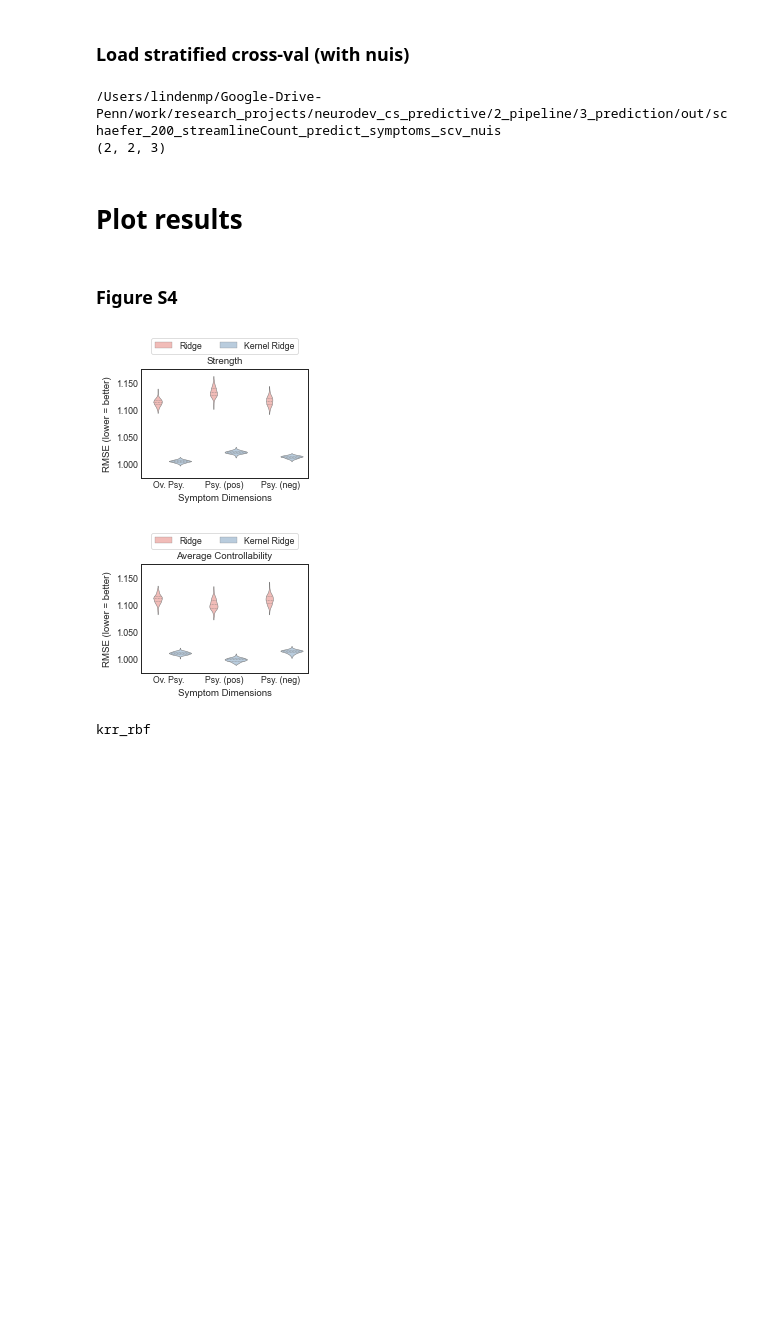
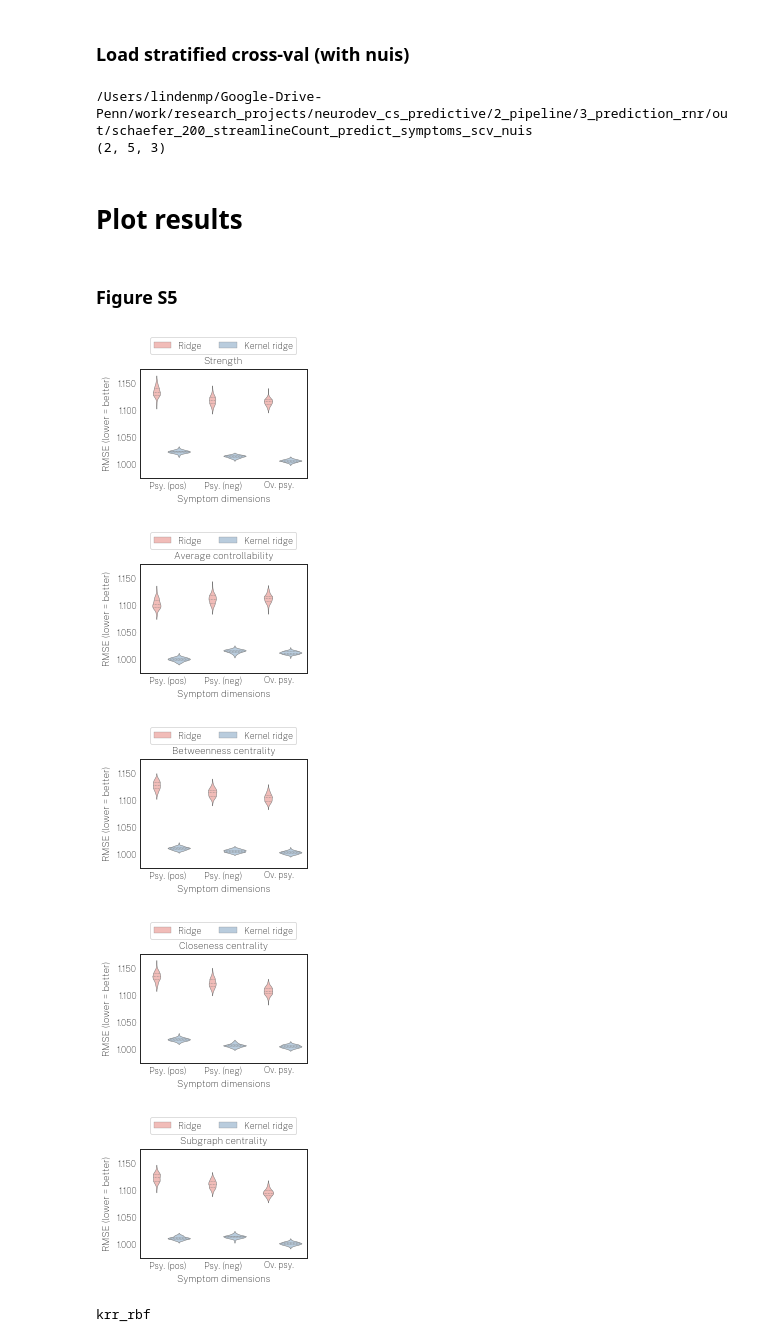
Before and after one commit to lindenmp/neurodev_cs_predictive, a Jupyter notebook: 1_code/7_results_model_performance.ipynb, the cells around one changed output. Drawn from its saved outputs; the diff is of its cells as text; code cells hidden in the pictures; blank space fills up the shorter version.

```diff
--- a/1_code/7_results_model_performance.ipynb
+++ b/1_code/7_results_model_performance.ipynb
@@ -94,18 +113,20 @@ predictiondir
 # %%
-indir = predictiondir + 'predict_symptoms_rcv_nuis'
+indir = predictiondir + 'predict_symptoms_rcv_nuis'+extra_str
 print(indir)
 
 accuracy_mean_nuis = np.zeros((100, len(algs), len(metrics), len(phenos)))
 accuracy_std_nuis = np.zeros((100, len(algs), len(metrics), len(phenos)))
-y_pred_var = np.zeros((100, len(algs), len(metrics), len(phenos)))
 
 for a, alg in enumerate(algs):
     for m, metric in enumerate(metrics):
+#         if metric == 'ac':
+#             indir = predictiondir + 'predict_symptoms_rcv_nuis_ac_i2'
+#         else:
+#             indir = predictiondir + 'predict_symptoms_rcv_nuis'
+
         for p, pheno in enumerate(phenos):
-            accuracy_mean_nuis[:,a,m,p] = np.loadtxt(os.path.join(indir, alg + '_' + score + '_' + metric + '_' + pheno, 'accuracy_mean.txt'))
-            accuracy_std_nuis[:,a,m,p] = np.loadtxt(os.path.join(indir, alg + '_' + score + '_' + metric + '_' + pheno, 'accuracy_std.txt'))
-            y_pred_out_repeats = np.loadtxt(os.path.join(indir, alg + '_' + score + '_' + metric + '_' + pheno, 'y_pred_out_repeats.txt'))
-            y_pred_var[:,a,m,p] = y_pred_out_repeats.var(axis = 0)
+            accuracy_mean_nuis[:,a,m,p] = np.loadtxt(os.path.join(indir, alg + '_' + score + '_' + metric + '_' + pheno, 'accuracy_mean'+extra_str1+'.txt'))
+            accuracy_std_nuis[:,a,m,p] = np.loadtxt(os.path.join(indir, alg + '_' + score + '_' + metric + '_' + pheno, 'accuracy_std'+extra_str1+'.txt'))
 
 if score == 'rmse' or score == 'mae':
     accuracy_mean_nuis = np.abs(accuracy_mean_nuis)
@@ -118,7 +139,7 @@ print(accuracy_mean_nuis.shape)
 # %% [markdown]
 ### Load stratified cross-val (with nuis)
 # %%
-indir = predictiondir + 'predict_symptoms_scv_nuis'
+indir = predictiondir + 'predict_symptoms_scv_nuis'+extra_str
 print(indir)
 
 scv_accuracy_mean_nuis = np.zeros((len(algs), len(metrics), len(phenos)))
@@ -127,8 +148,8 @@ scv_accuracy_std_nuis = np.zeros((len(algs), len(metrics), len(phenos)))
 for a, alg in enumerate(algs):
     for m, metric in enumerate(metrics):
         for p, pheno in enumerate(phenos):
-            scv_accuracy_mean_nuis[a,m,p] = np.loadtxt(os.path.join(indir, alg + '_' + score + '_' + metric + '_' + pheno, 'accuracy_mean_nuis.txt'))
-            scv_accuracy_std_nuis[a,m,p] = np.loadtxt(os.path.join(indir, alg + '_' + score + '_' + metric + '_' + pheno, 'accuracy_std_nuis.txt'))
+            scv_accuracy_mean_nuis[a,m,p] = np.loadtxt(os.path.join(indir, alg + '_' + score + '_' + metric + '_' + pheno, 'accuracy_mean_nuis'+extra_str1+'.txt'))
+            scv_accuracy_std_nuis[a,m,p] = np.loadtxt(os.path.join(indir, alg + '_' + score + '_' + metric + '_' + pheno, 'accuracy_std_nuis'+extra_str1+'.txt'))
 
 if score == 'rmse' or score == 'mae':
     scv_accuracy_mean_nuis = np.abs(scv_accuracy_mean_nuis)
@@ -136,43 +157,44 @@ if score == 'rmse' or score == 'mae':
 
 print(scv_accuracy_mean_nuis.shape)
 # %% [output]
-/Users/lindenmp/Google-Drive-Penn/work/research_projects/neurodev_cs_predictive/2_pipeline/3_prediction/out/schaefer_200_streamlineCount_predict_symptoms_scv_nuis
-(2, 2, 3)
+/Users/lindenmp/Google-Drive-Penn/work/research_projects/neurodev_cs_predictive/2_pipeline/3_prediction_rnr/out/schaefer_200_streamlineCount_predict_symptoms_scv_nuis
+(2, 5, 3)
 # %% [markdown]
 # Plot results
 # %% [markdown]
-### Figure S4
+### Figure S5
 # %%
-for metric in metrics:
-    f, ax = plt.subplots()
-    f.set_figwidth(3)
-    f.set_figheight(2)
+if score == 'rmse':
+    for m, metric in enumerate(metrics):
+        f, ax = plt.subplots()
+        f.set_figwidth(3)
+        f.set_figheight(2)
 
-    df = assemble_df(accuracy_mean_nuis, algs, metrics, phenos)
-    df = df.loc[df.loc[:,'metric'] == metric,:]
-    df.loc[df.loc[:,'alg'] == 'rr','alg'] = 'Ridge'
-    df.loc[df.loc[:,'alg'] == 'krr_rbf','alg'] = 'Kernel Ridge'
+        df = assemble_df(accuracy_mean_nuis, algs, metrics, phenos)
+        df = df.loc[df.loc[:,'metric'] == metric,:]
+        df.loc[df.loc[:,'alg'] == 'rr','alg'] = 'Ridge'
+        df.loc[df.loc[:,'alg'] == 'krr_rbf','alg'] = 'Kernel ridge'
 
-    sns.violinplot(x = 'pheno', y = 'score', hue = 'alg', data = df, ax = ax, inner = 'quartile', split = False, linewidth = 0.5, palette = 'Pastel1')
-    ax.tick_params(pad = -2)
+        sns.violinplot(x = 'pheno', y = 'score', hue = 'alg', data = df, ax = ax, inner = 'quartile', split = False, linewidth = 0.5, palette = 'Pastel1')
+        ax.tick_params(pad = -2)
+        ax.set_title(metrics_label[m])
+        ax.legend(loc='lower center', bbox_to_anchor=(0.5, 1.1), ncol=3)
+        ax.set_xticklabels(phenos_short)
+        ax.set_xlabel('Symptom dimensions')
+        if score == 'rmse': ax.set_ylabel('RMSE (lower = better)')
+        elif score == 'corr': ax.set_ylabel('corr(y_true,y_pred)')
 
-    if metric == 'str': ax.set_title('Strength')
-    elif metric == 'ac': ax.set_title('Average Controllability')
+        if score == 'rmse' and parc_scale == 200: ax.set_ylim([0.975,1.175])
+        elif score == 'rmse' and parc_scale == 400: ax.set_ylim([0.95,1.45])
+        ax.yaxis.set_major_formatter(FormatStrFormatter('%.3f'))
 
-    ax.legend(loc='lower center', bbox_to_anchor=(0.5, 1.1), ncol=3)
-    ax.set_xticklabels(phenos_short)
-    ax.set_xlabel('Symptom Dimensions')
-    if score == 'rmse': ax.set_ylabel('RMSE (lower = better)')
-    elif score == 'corr': ax.set_ylabel('corr(y_true,y_pred)')
-
-    if score == 'rmse' and parc_scale == 200: ax.set_ylim([0.975,1.175])
-    elif score == 'rmse' and parc_scale == 400: ax.set_ylim([0.95,1.45])
-    ax.yaxis.set_major_formatter(FormatStrFormatter('%.3f'))
-
-    f.savefig(outfile_prefix+'model_selection_'+metric+'.svg', dpi = 300, bbox_inches = 'tight')
+        f.savefig(outfile_prefix+'model_selection_'+metric+'.svg', dpi = 300, bbox_inches = 'tight')
 # %% [output]
-[figure, old version]
+[figure, new version]
-[figure, old version]
+[figure, new version]
+[figure, added]
+[figure, added]
+[figure, added]
 # %%
 a = 1; alg = algs[a]; print(alg)
 # %% [output]
```
Also changed, not shown: parts of 37 cells of this notebook, 1 other file.
